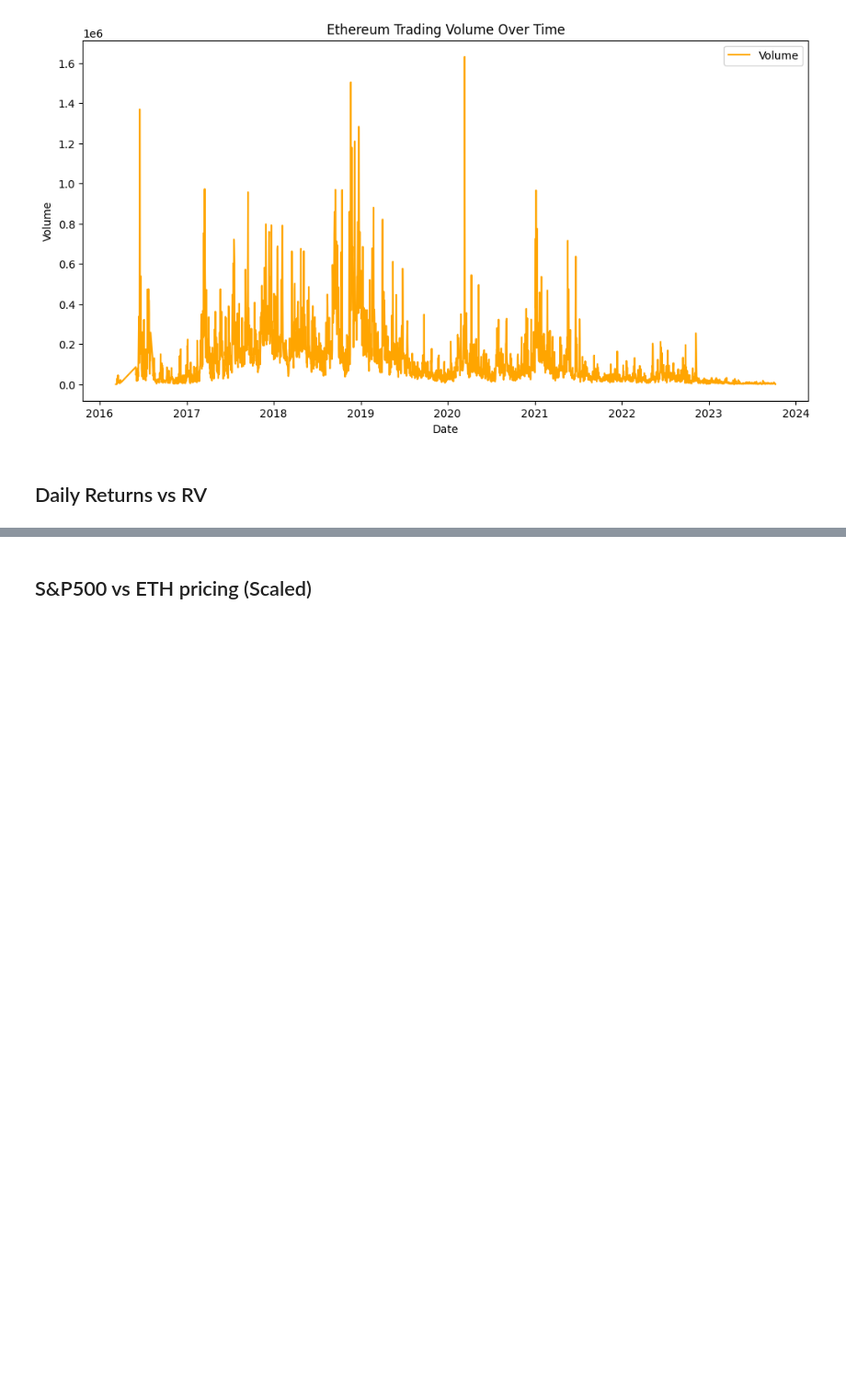
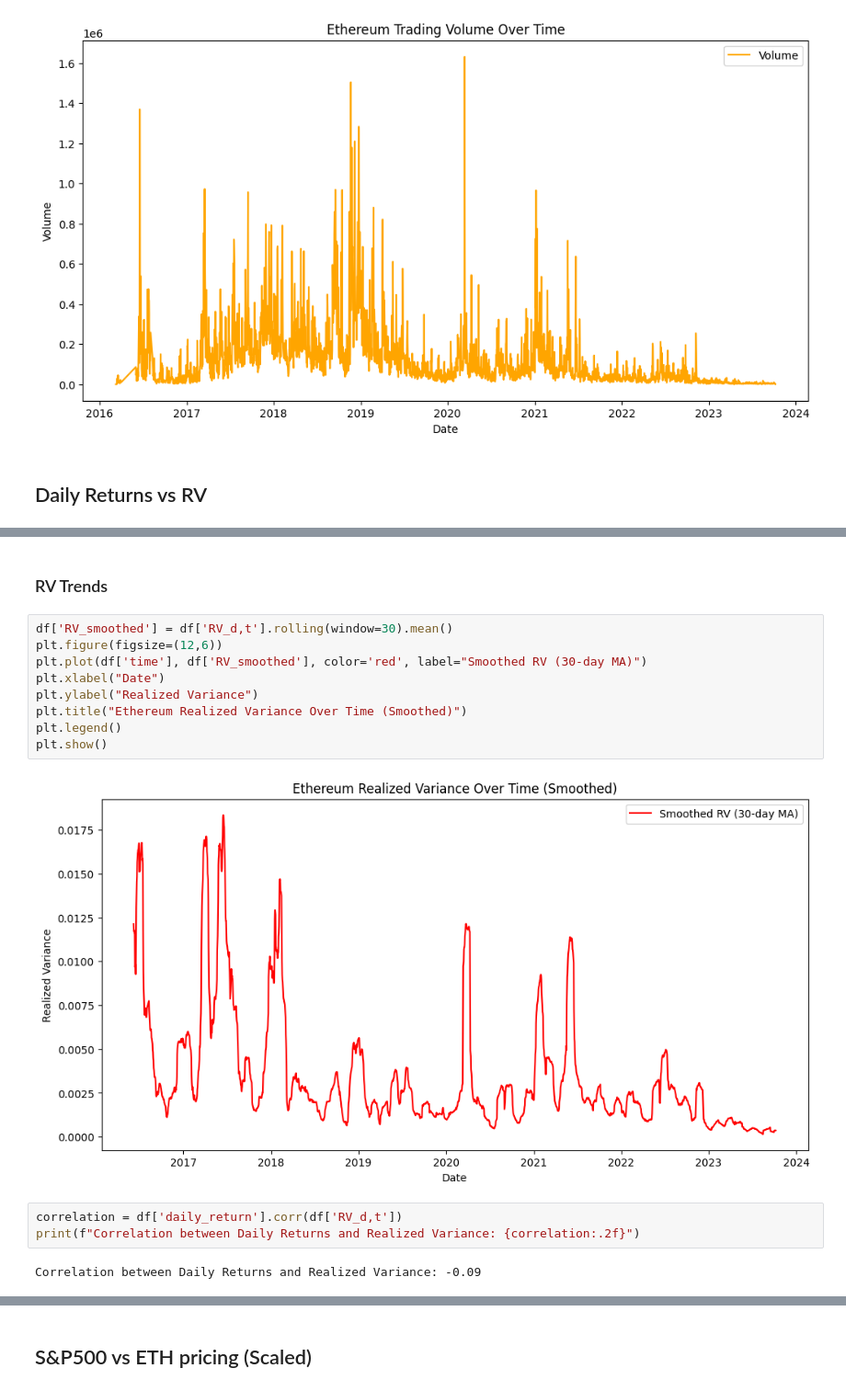
Before and after one commit to zhyoung17/crypto-rv-forecast, a Jupyter notebook: notebooks/exploratory/eda.ipynb, the cells around one changed output, grey strips where cells are left out. Shown at 92% size. Drawn from its saved outputs; the diff is of its cells as text; blank space fills up the shorter version.

```diff
--- a/notebooks/exploratory/eda.ipynb
+++ b/notebooks/exploratory/eda.ipynb
@@ -48,3 +45,21 @@ plt.show()
+# %% [markdown]
+### RV Trends
+# %%
+df['RV_smoothed'] = df['RV_d,t'].rolling(window=30).mean()
+plt.figure(figsize=(12,6))
+plt.plot(df['time'], df['RV_smoothed'], color='red', label="Smoothed RV (30-day MA)")
+plt.xlabel("Date")
+plt.ylabel("Realized Variance")
+plt.title("Ethereum Realized Variance Over Time (Smoothed)")
+plt.legend()
+plt.show()
+# %% [output]
+[figure, added]
+# %%
+correlation = df['daily_return'].corr(df['RV_d,t'])
+print(f"Correlation between Daily Returns and Realized Variance: {correlation:.2f}")
+# %% [output]
+Correlation between Daily Returns and Realized Variance: -0.09
 # %%
 from scipy.stats import norm
 
```
Also changed, not shown: parts of 4 cells of this notebook.
